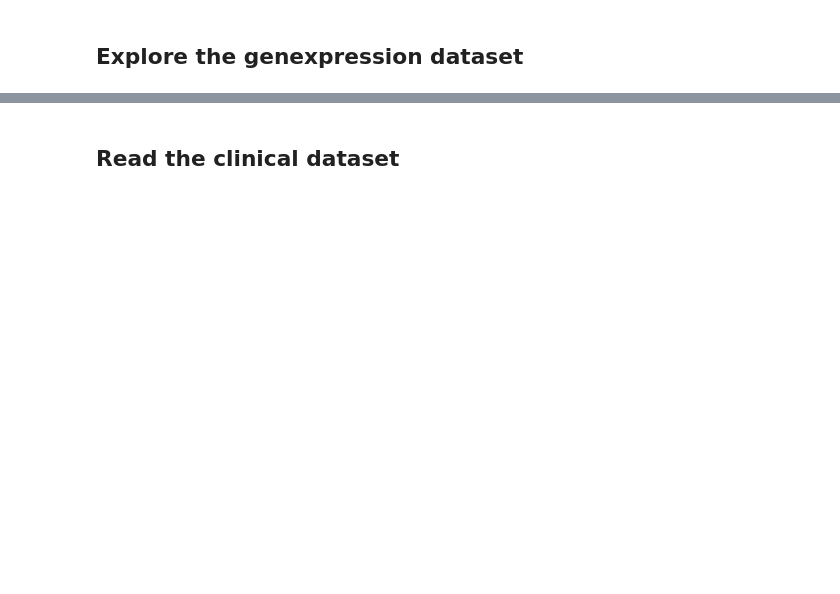
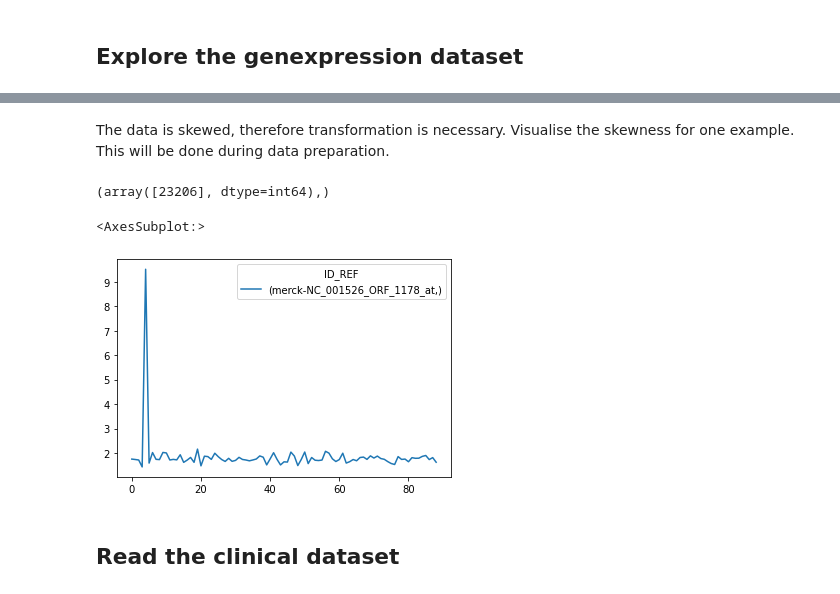
Before and after one commit to ChiaraBecht/Unsupervised_Machine_Learning, a Jupyter notebook: preprocessing/Preprocessing.ipynb, the cells around one changed output, grey strips where cells are left out. Cells and saved outputs as stored; diff of their text form; code cells hidden in the pictures; blank space fills up the shorter version.

```diff
--- a/preprocessing/Preprocessing.ipynb
+++ b/preprocessing/Preprocessing.ipynb
@@ -74,3 +129,15 @@ genexp.shape
+# %% [markdown]
+The data is skewed, therefore transformation is necessary. Visualise the skewness for one example. This will be done during data preparation.
+# %%
+# find the index no
+index_no = genexp.columns.get_loc('merck-NC_001526_ORF_1178_at')
+print(np.where(index_no == True))
+
+genexp['merck-NC_001526_ORF_1178_at'].plot()
+# %% [output]
+(array([23206], dtype=int64),)
+<AxesSubplot:>
+[figure, added]
 # %% [markdown]
 ## Read the clinical dataset
 # %%
```
Also changed, not shown: parts of 10 cells of this notebook, 1 other file.
